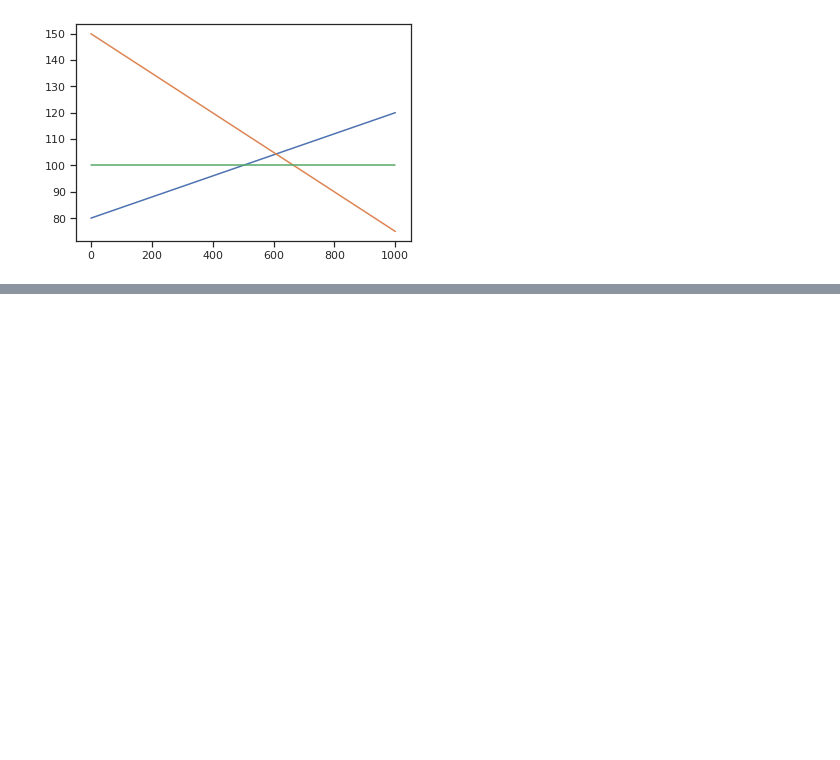
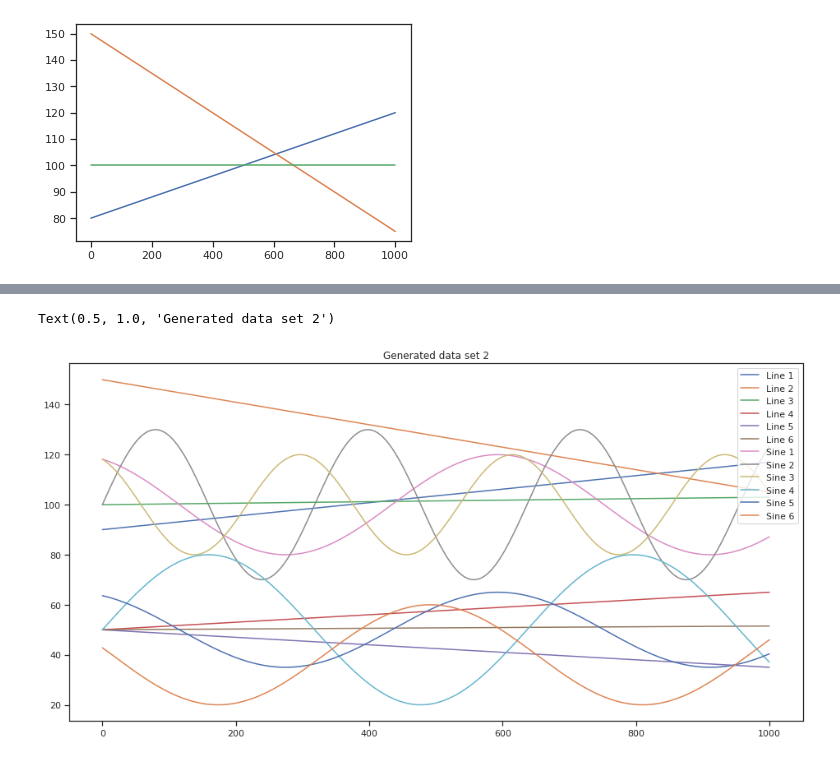
Before and after one commit to chayapan/thesis, a Jupyter notebook: 4.0 Time-series Prediction/DataGeneratorFunction.ipynb, the cells around one changed output, grey strips where cells are left out. Cells and saved outputs as stored; diff of their text form; code cells hidden in the pictures; blank space fills up the shorter version.

```diff
--- a/4.0 Time-series Prediction/DataGeneratorFunction.ipynb
+++ b/4.0 Time-series Prediction/DataGeneratorFunction.ipynb
@@ -515,0 +574,46 @@ plt.plot(ret3)
+# %%
+# Data Set 2
+
+t = np.linspace(0, 50*np.pi, 1001) # discrete time axis of 1000 increments
+
+sin1 = dgf_sine(t, A=20, f=1/100., Z=100.0, phi=2)
+sin2 = dgf_sine(t, A=30, f=1/50., Z=100.0)
+sin3 = dgf_sine(t, A=20, f=1/50., Z=100.0, phi=2)
+
+sin4 = dgf_sine(t, A=30, Z=50.0)
+sin5 = dgf_sine(t, A=15, Z=50.0, phi=2)
+sin6 = dgf_sine(t, A=20, Z=40.0, phi=3)
+
+
+ret1 = dgf_hpr_path(t, 90, 0.30)
+ret2 = dgf_hpr_path(t, 150, -0.30)
+ret3 = dgf_hpr_path(t, 100, 0.03)
+
+ret4 = dgf_hpr_path(t, 50, 0.30)
+ret5 = dgf_hpr_path(t, 50, -0.30)
+ret6 = dgf_hpr_path(t, 50, 0.03)
+
+
+plt.figure(figsize=(16,8))
+plt.plot(ret1, label='Line 1')
+plt.plot(ret2, label='Line 2')
+plt.plot(ret3, label='Line 3')
+plt.plot(ret4, label='Line 4')
+plt.plot(ret5, label='Line 5')
+plt.plot(ret6, label='Line 6')
+
+plt.plot(sin1, label='Sine 1')
+plt.plot(sin2, label='Sine 2')
+plt.plot(sin3, label='Sine 3')
+plt.plot(sin4, label='Sine 4')
+plt.plot(sin5, label='Sine 5')
+plt.plot(sin6, label='Sine 6')
+
+
+
+
+plt.legend()
+plt.title('Generated data set 2')
+# %% [output]
+Text(0.5, 1.0, 'Generated data set 2')
+[figure, added]
```
Also changed, not shown: parts of 17 cells of this notebook, 2 other files.
